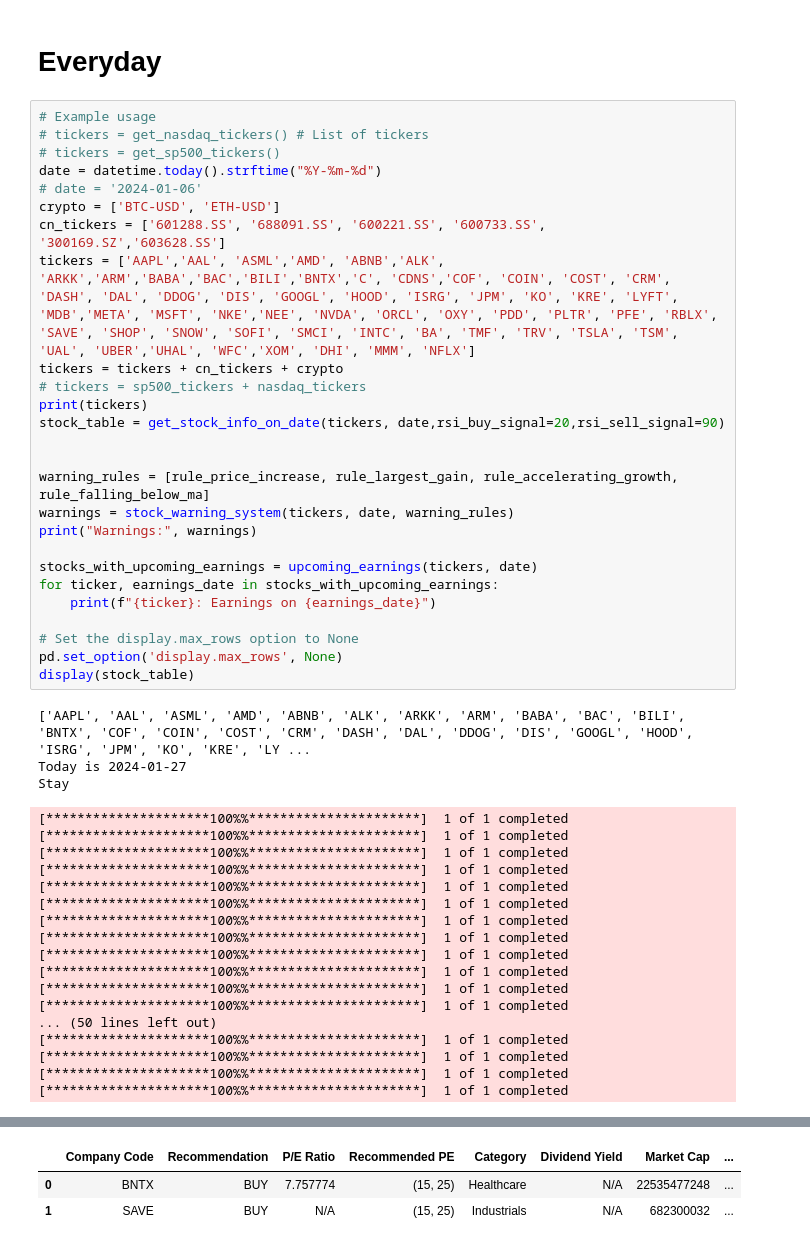
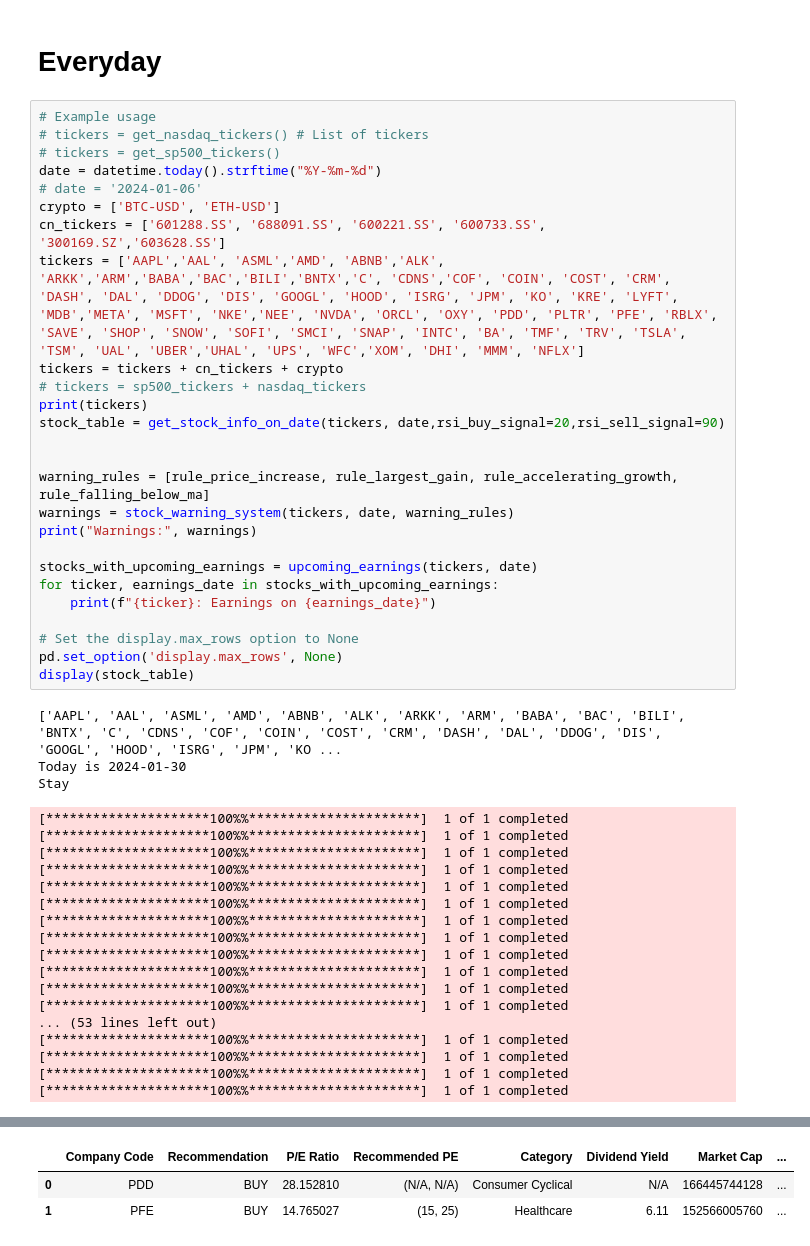
Before and after one commit to zhijiezh/stock-daily-check, a Jupyter notebook: test.ipynb, the cells around one changed output, grey strips where cells are left out. Cells and saved outputs as stored; diff of their text form.

```diff
--- a/test.ipynb
+++ b/test.ipynb
@@ -706,7 +706,7 @@ date = datetime.today().strftime("%Y-%m-%d")
 # date = '2024-01-06'
 crypto = ['BTC-USD', 'ETH-USD']
 cn_tickers = ['601288.SS', '688091.SS', '600221.SS', '600733.SS', '300169.SZ','603628.SS']
-tickers = ['AAPL','AAL', 'ASML','AMD', 'ABNB','ALK', 'ARKK','ARM','BABA','BAC','BILI','BNTX','C', 'CDNS','COF', 'COIN', 'COST', 'CRM', 'DASH', 'DAL', 'DDOG', 'DIS', 'GOOGL', 'HOOD', 'ISRG', 'JPM', 'KO', 'KRE', 'LYFT', 'MDB','META', 'MSFT', 'NKE','NEE', 'NVDA', 'ORCL', 'OXY', 'PDD', 'PLTR', 'PFE', 'RBLX', 'SAVE', 'SHOP', 'SNOW', 'SOFI', 'SMCI', 'INTC', 'BA', 'TMF', 'TRV', 'TSLA', 'TSM', 'UAL', 'UBER','UHAL', 'WFC','XOM', 'DHI', 'MMM', 'NFLX']
+tickers = ['AAPL','AAL', 'ASML','AMD', 'ABNB','ALK', 'ARKK','ARM','BABA','BAC','BILI','BNTX','C', 'CDNS','COF', 'COIN', 'COST', 'CRM', 'DASH', 'DAL', 'DDOG', 'DIS', 'GOOGL', 'HOOD', 'ISRG', 'JPM', 'KO', 'KRE', 'LYFT', 'MDB','META', 'MSFT', 'NKE','NEE', 'NVDA', 'ORCL', 'OXY', 'PDD', 'PLTR', 'PFE', 'RBLX', 'SAVE', 'SHOP', 'SNOW', 'SOFI', 'SMCI', 'SNAP', 'INTC', 'BA', 'TMF', 'TRV', 'TSLA', 'TSM', 'UAL', 'UBER','UHAL', 'UPS', 'WFC','XOM', 'DHI', 'MMM', 'NFLX']
 tickers = tickers + cn_tickers + crypto
 # tickers = sp500_tickers + nasdaq_tickers
 print(tickers)
@@ -725,8 +725,8 @@ for ticker, earnings_date in stocks_with_upcoming_earnings:
 pd.set_option('display.max_rows', None)
 display(stock_table)
 # %% [output]
-['AAPL', 'AAL', 'ASML', 'AMD', 'ABNB', 'ALK', 'ARKK', 'ARM', 'BABA', 'BAC', 'BILI', 'BNTX', 'COF', 'COIN', 'COST', 'CRM', 'DASH', 'DAL', 'DDOG', 'DIS', 'GOOGL', 'HOOD', 'ISRG', 'JPM', 'KO', 'KRE', 'LY ...
-Today is 2024-01-27
+['AAPL', 'AAL', 'ASML', 'AMD', 'ABNB', 'ALK', 'ARKK', 'ARM', 'BABA', 'BAC', 'BILI', 'BNTX', 'C', 'CDNS', 'COF', 'COIN', 'COST', 'CRM', 'DASH', 'DAL', 'DDOG', 'DIS', 'GOOGL', 'HOOD', 'ISRG', 'JPM', 'KO ...
+Today is 2024-01-30
 Stay
 [*********************100%%**********************]  1 of 1 completed
 [*********************100%%**********************]  1 of 1 completed
@@ -740,7 +740,7 @@ Stay
 [*********************100%%**********************]  1 of 1 completed
 [*********************100%%**********************]  1 of 1 completed
 [*********************100%%**********************]  1 of 1 completed
-... (50 lines left out)
+... (53 lines left out)
 [*********************100%%**********************]  1 of 1 completed
 [*********************100%%**********************]  1 of 1 completed
 [*********************100%%**********************]  1 of 1 completed
@@ -757,3 +755,3 @@ XOM: Earnings on 2024-02-02 00:00:00
 |  | Company Code | Recommendation | P/E Ratio | Recommended PE | Category | Dividend Yield | Market Cap | ... |
-| 0 | BNTX | BUY | 7.757774 | (15, 25) | Healthcare | N/A | 22535477248 | ... |
-| 1 | SAVE | BUY | N/A | (15, 25) | Industrials | N/A | 682300032 | ... |
+| 0 | PDD | BUY | 28.152810 | (N/A, N/A) | Consumer Cyclical | N/A | 166445744128 | ... |
+| 1 | PFE | BUY | 14.765027 | (15, 25) | Healthcare | 6.11 | 152566005760 | ... |
```
Also changed, not shown: parts of 1 cell of this notebook.
